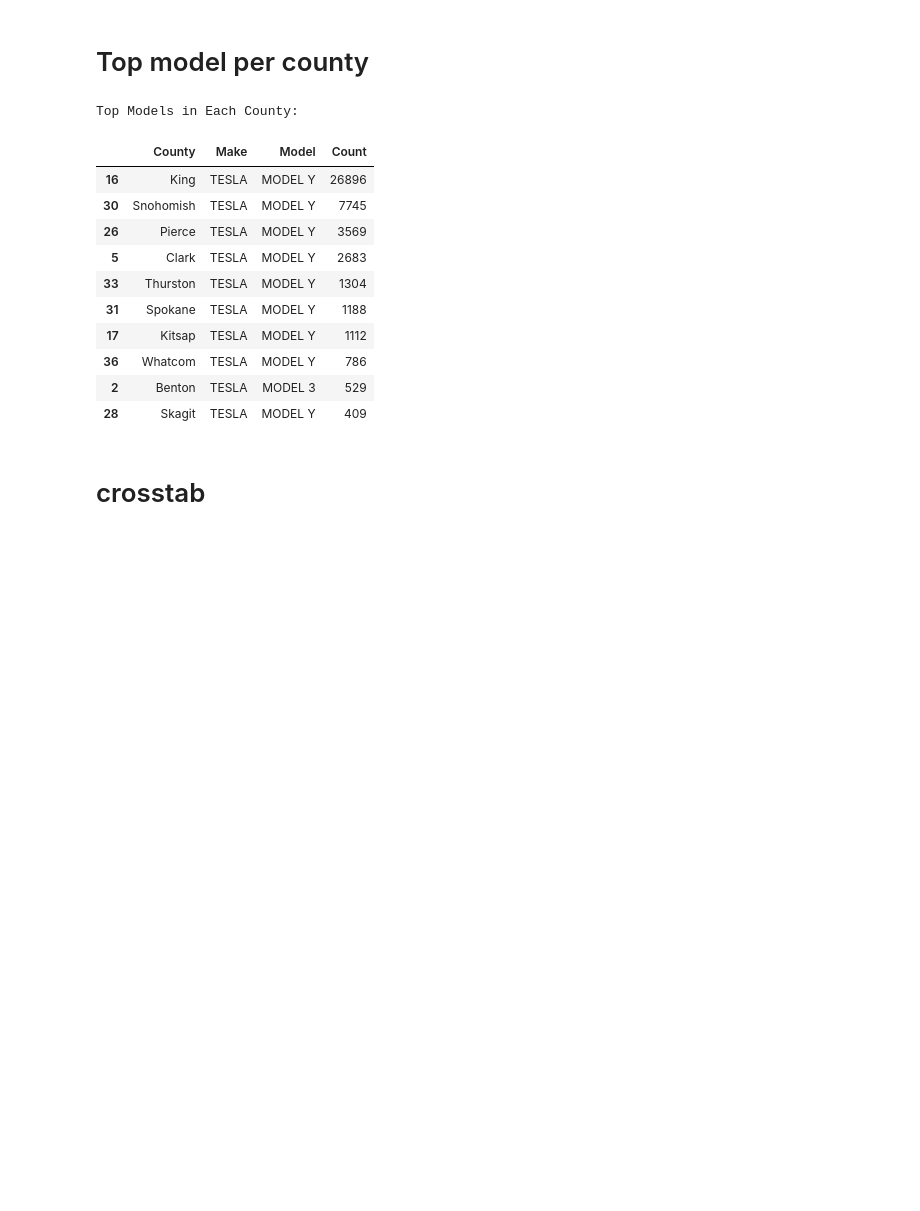
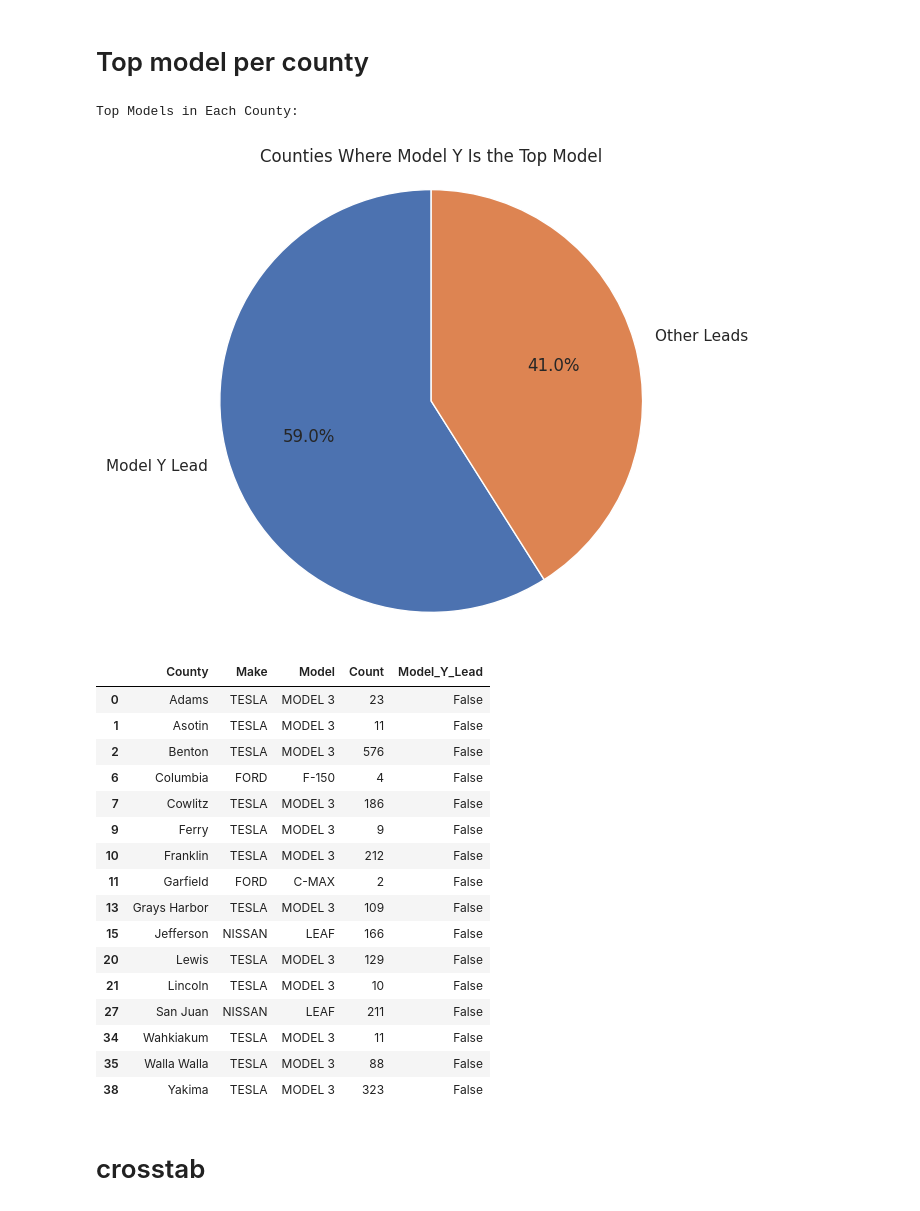
Before and after one commit to shachar700/DataAnalysis_ElectricVehicles, a Jupyter notebook: DataAnalysis_ElectricVehicles.ipynb, the cells around one changed output. Cells and saved outputs as stored; diff of their text form; code cells hidden in the pictures; blank space fills up the shorter version.

```diff
--- a/DataAnalysis_ElectricVehicles.ipynb
+++ b/DataAnalysis_ElectricVehicles.ipynb
@@ -546,23 +593,40 @@ Top Companies (Makes) in Each County:
 # %%
 model_counts = filtered_df.groupby(['County', "Make", 'Model']).size().reset_index(name='Count')
 top_models_by_county = model_counts.sort_values(['County', 'Count'], ascending=[True, False])
 top_models_per_county = top_models_by_county.groupby('County').first().reset_index()
 
 print("\nTop Models in Each County:")
-display(top_models_per_county.sort_values(by="Count", ascending=False).head(10))
+# display(top_models_per_county.sort_values(by="Count", ascending=False).head(10))
+
+top_models_per_county["Model_Y_Lead"] = top_models_per_county["Model"]=="MODEL Y"
+counts = top_models_per_county["Model_Y_Lead"].value_counts()
+plt.figure(figsize=(6, 6))
+plt.pie(counts, labels=counts.index.map({True: "Model Y Lead", False: "Other Leads"}), autopct="%1.1f%%", startangle=90)
+plt.title("Counties Where Model Y Is the Top Model")
+plt.axis("equal")  # Equal aspect ratio ensures the pie chart is a circle
+plt.show()
+
+display(top_models_per_county[top_models_per_county["Model_Y_Lead"] == False])
 # %% [output]
 Top Models in Each County:
+[figure, added]
-|  | County | Make | Model | Count |
-| 16 | King | TESLA | MODEL Y | 26896 |
-| 30 | Snohomish | TESLA | MODEL Y | 7745 |
-| 26 | Pierce | TESLA | MODEL Y | 3569 |
-| 5 | Clark | TESLA | MODEL Y | 2683 |
-| 33 | Thurston | TESLA | MODEL Y | 1304 |
-| 31 | Spokane | TESLA | MODEL Y | 1188 |
-| 17 | Kitsap | TESLA | MODEL Y | 1112 |
-| 36 | Whatcom | TESLA | MODEL Y | 786 |
-| 2 | Benton | TESLA | MODEL 3 | 529 |
-| 28 | Skagit | TESLA | MODEL Y | 409 |
+|  | County | Make | Model | Count | Model_Y_Lead |
+| 0 | Adams | TESLA | MODEL 3 | 23 | False |
+| 1 | Asotin | TESLA | MODEL 3 | 11 | False |
+| 2 | Benton | TESLA | MODEL 3 | 576 | False |
+| 6 | Columbia | FORD | F-150 | 4 | False |
+| 7 | Cowlitz | TESLA | MODEL 3 | 186 | False |
+| 9 | Ferry | TESLA | MODEL 3 | 9 | False |
+| 10 | Franklin | TESLA | MODEL 3 | 212 | False |
+| 11 | Garfield | FORD | C-MAX | 2 | False |
+| 13 | Grays Harbor | TESLA | MODEL 3 | 109 | False |
+| 15 | Jefferson | NISSAN | LEAF | 166 | False |
+| 20 | Lewis | TESLA | MODEL 3 | 129 | False |
+| 21 | Lincoln | TESLA | MODEL 3 | 10 | False |
+| 27 | San Juan | NISSAN | LEAF | 211 | False |
+| 34 | Wahkiakum | TESLA | MODEL 3 | 11 | False |
+| 35 | Walla Walla | TESLA | MODEL 3 | 88 | False |
+| 38 | Yakima | TESLA | MODEL 3 | 323 | False |
 # %% [markdown]
 # crosstab
 # %%
```
Also changed, not shown: parts of 27 cells of this notebook, 3 other files.
